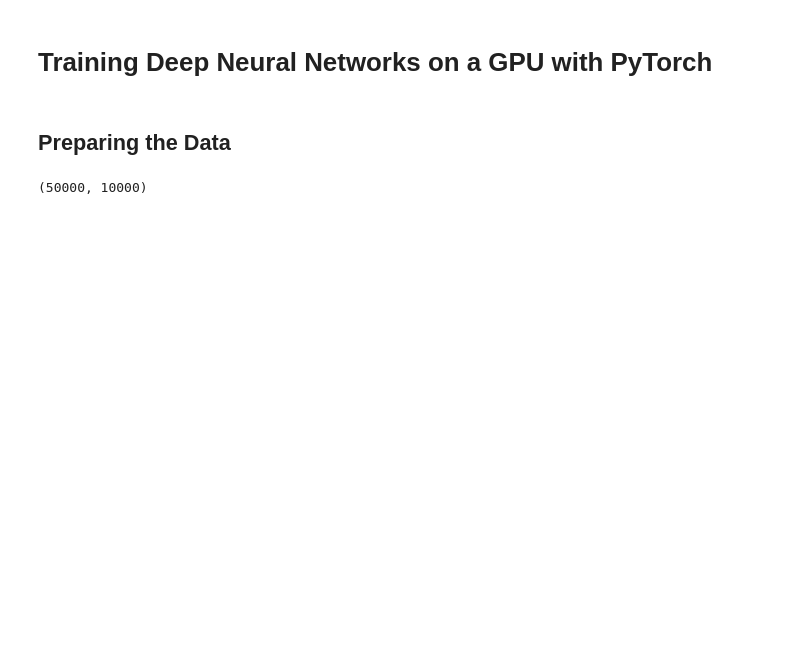
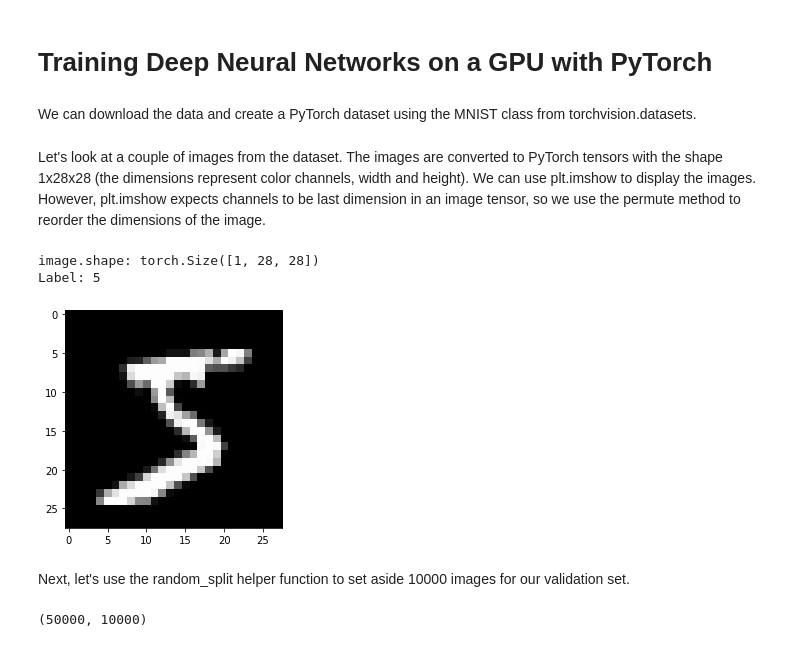
Before and after one commit to cekbote/pytorch-tutorials-old, a Jupyter notebook: 4_Training_Deep_Neural_Networks_on_a_GPU_with_PyTorch.ipynb, the cells around one changed output. Cells and saved outputs as stored; diff of their text form; code cells hidden in the pictures; blank space fills up the shorter version.

```diff
--- a/4_Training_Deep_Neural_Networks_on_a_GPU_with_PyTorch.ipynb
+++ b/4_Training_Deep_Neural_Networks_on_a_GPU_with_PyTorch.ipynb
@@ -3,7 +1,5 @@
 # %% [markdown]
 # Training Deep Neural Networks on a GPU with PyTorch
-# %% [markdown]
-## Preparing the Data
 # %%
 import torch
 import torchvision
@@ -20 +20,3 @@ from torch.utils.data import random_split
+# %% [markdown]
+We can download the data and create a PyTorch dataset using the MNIST class from torchvision.datasets.
 # %%
@@ -22,3 +24,16 @@ dataset = MNIST(root='data/', download=True, transform=ToTensor())
+# %% [markdown]
+Let's look at a couple of images from the dataset. The images are converted to PyTorch tensors with the shape 1x28x28 (the dimensions represent color channels, width and height). We can use plt.imshow to display the images. However, plt.imshow expects channels to be last dimension in an image tensor, so we use the permute method to reorder the dimensions of the image.
+# %%
+image, label = dataset[0]
+print('image.shape:', image.shape)
+plt.imshow(image.permute(1, 2, 0), cmap = 'gray')
+print('Label:', label)
+# %% [output]
+image.shape: torch.Size([1, 28, 28])
+Label: 5
+[figure, added]
+# %% [markdown]
+Next, let's use the random_split helper function to set aside 10000 images for our validation set.
 # %%
 val_size = 10000
 train_size = len(dataset) - val_size
```
Also changed, not shown: parts of 49 cells of this notebook, 8 other files.
